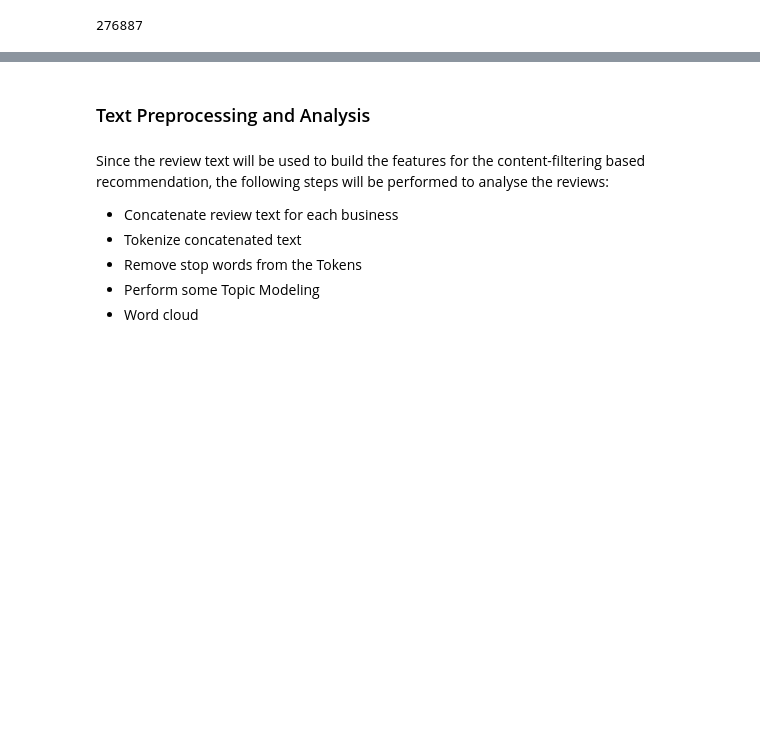
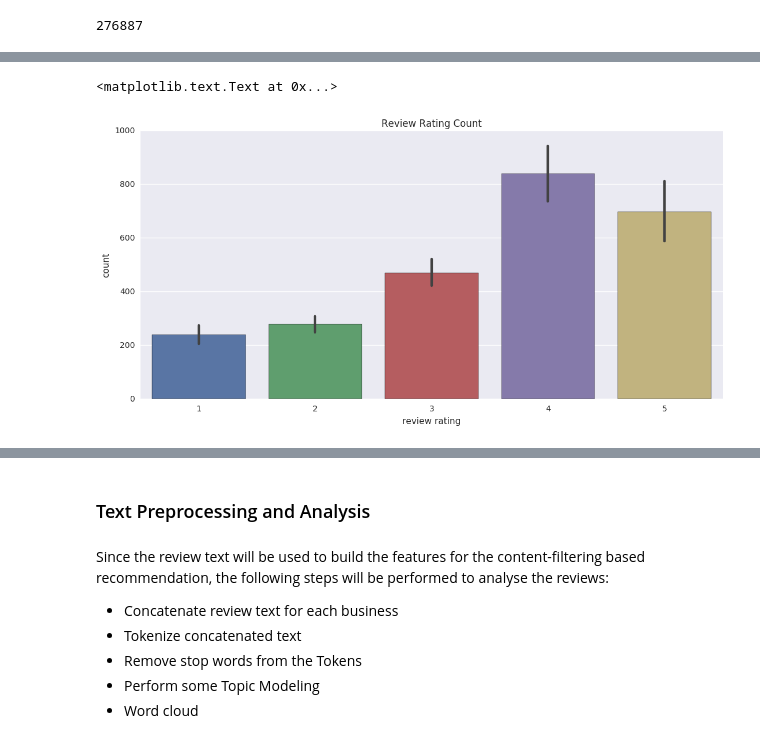
Before and after one commit to Samimust/my-yelper, a Jupyter notebook: Data Wrangling and Exploration.ipynb, the cells around one changed output, grey strips where cells are left out. Drawn from its saved outputs; the diff is of its cells as text; code cells hidden in the pictures; blank space fills up the shorter version.

```diff
--- a/Data Wrangling and Exploration.ipynb
+++ b/Data Wrangling and Exploration.ipynb
@@ -2,6 +2,12 @@
 import numpy as np
 import pandas as pd
 import matplotlib.pyplot as plt
+%matplotlib inline
+
+import seaborn as sns
+sns.set(style="darkgrid")
+
+from pyspark.ml.linalg import DenseVector
 
 from pyspark.ml import Pipeline
 from pyspark.sql.functions import *
@@ -11,14 +17,15 @@ from operator import add
 from pyspark.ml.feature import RegexTokenizer, CountVectorizer
 from pyspark.ml.feature import StopWordsRemover
 from pyspark.ml.feature import HashingTF, IDF
+from pyspark.ml.feature import Word2Vec, Word2VecModel
 
-from pyspark.ml.clustering import LDA, LDAModel, LocalLDAModel, DistributedLDAModel
+from pyspark.ml.clustering import LDA, LDAModel, LocalLDAModel
 
 from wordcloud import WordCloud
 
 
-import folium
-import html
+#import folium
+#import html
 # %%
 data_path = '/home/osboxes/yelp-data/dataset/'
 model_path = '/home/osboxes/yelp-data/'
@@ -646,0 +605,12 @@ sqlContext.sql(query).toPandas()
+# %%
+query = """
+SELECT date_format(review_date, 'yyyy-MM') review_month,
+stars, COUNT(*) stars_count
+FROM reviews
+GROUP BY date_format(review_date, 'yyyy-MM'), stars
+ORDER BY 1,2
+"""
+
+# run the query and convert the results into Pandas dataframe
+df_review_summary = sqlContext.sql(query).toPandas()
+df_review_summary.tail(10)
@@ -646,0 +640,7 @@ sqlContext.sql(query).toPandas()
+# %%
+# change the review_month data type to Date
+
+df_review_summary["review_date"] = df_review_summary.review_month + '-01'
+df_review_summary["review_month"] = df_review_summary.review_date.astype('datetime64[ns]')
+df_review_summary.drop('review_date', axis=1, inplace=True)
+df_review_summary.info()
@@ -646,0 +656,11 @@ sqlContext.sql(query).toPandas()
+# %%
+
+fig, ax = plt.subplots(figsize=(13, 6))
+
+sns.barplot(x='stars', y='stars_count', data=df_review_summary, ax=ax)
+ax.set_xlabel('review rating')
+ax.set_ylabel('count')
+ax.set_title('Review Rating Count')
+# %% [output]
+<matplotlib.text.Text at 0x...>
+[figure, added]
```
Also changed, not shown: parts of 63 cells of this notebook.
